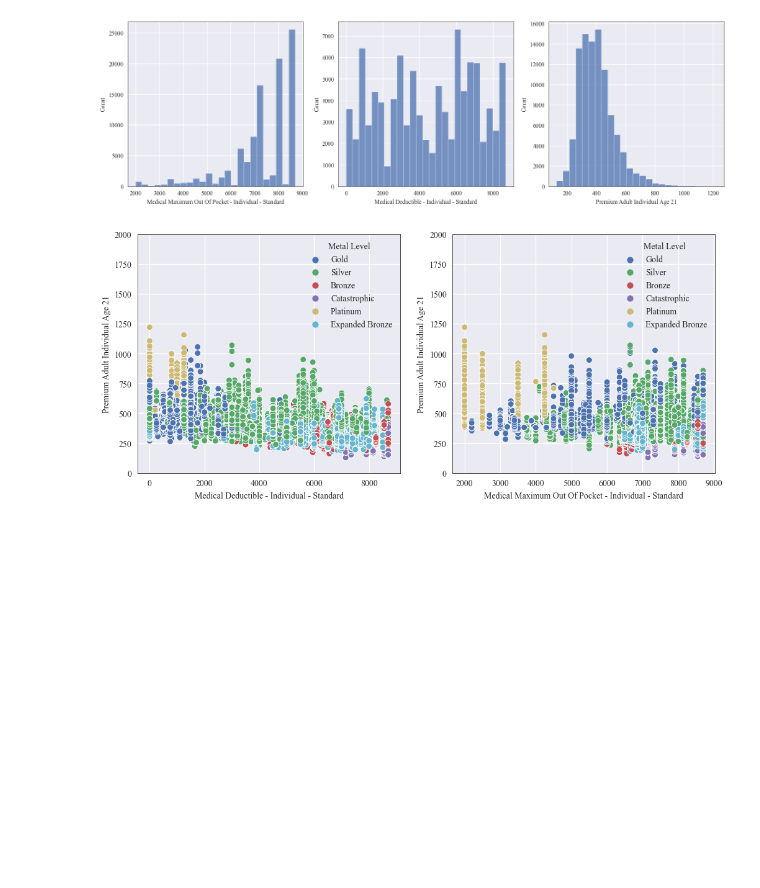
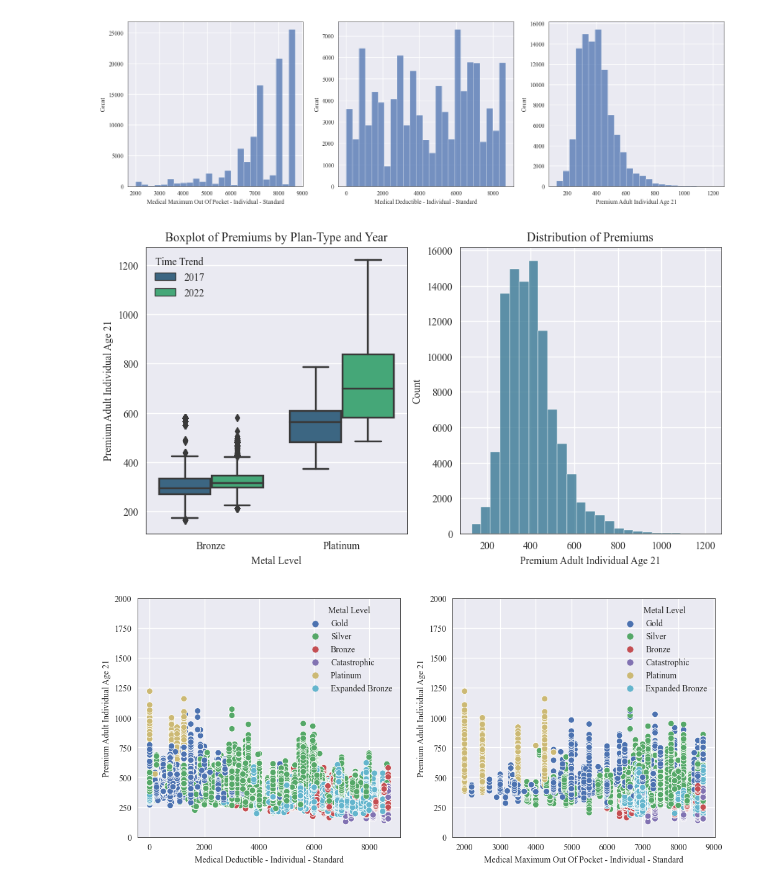
Before and after one commit to samaypanwar/HEALTH-ECONS, a Jupyter notebook: group_project/EDA.ipynb, the cells around one changed output. Drawn from its saved outputs; the diff is of its cells as text; code cells hidden in the pictures; blank space fills up the shorter version.

```diff
--- a/group_project/EDA.ipynb
+++ b/group_project/EDA.ipynb
@@ -118,6 +91,15 @@ sns.histplot(df_premiums['Medical Deductible - Individual - Standard'], bins = 2
 sns.histplot(df_premiums['Premium Adult Individual Age 21'], bins = 25, ax=ax[2]);
 # %% [output]
 [figure]
+# %%
+fig, ax = plt.subplots(nrows = 1, ncols = 2, figsize = (10, 5))
+sns.boxplot(data = df_premiums[df_premiums['Metal Level'].isin(['Platinum', 'Bronze']) & df_premiums['Time Trend'].isin([2017, 2022])], y = 'Premium Adult Individual Age 21', x = 'Metal Level', ax=ax[0], hue = 'Time Trend', palette = 'viridis')
+sns.histplot(df_premiums['Premium Adult Individual Age 21'], bins = 25, ax=ax[1], color = '#2d718e');
+ax[0].set_title('Boxplot of Premiums by Plan-Type and Year')
+ax[1].set_title('Distribution of Premiums')
+plt.savefig('figures/Distribution of Premiums Boxplots.png', dpi=300, format='png')
+# %% [output]
+[figure, added]
 # %%
 fig, ax = plt.subplots(nrows = 1, ncols = 2, figsize = (12, 5))
 sns.scatterplot(data = df_premiums, x = df_premiums['Medical Deductible - Individual - Standard'], y = df_premiums['Premium Adult Individual Age 21'], ax=ax[0], hue = df_premiums['Metal Level']);
```
Also changed, not shown: parts of 28 cells of this notebook, 54 other files.
